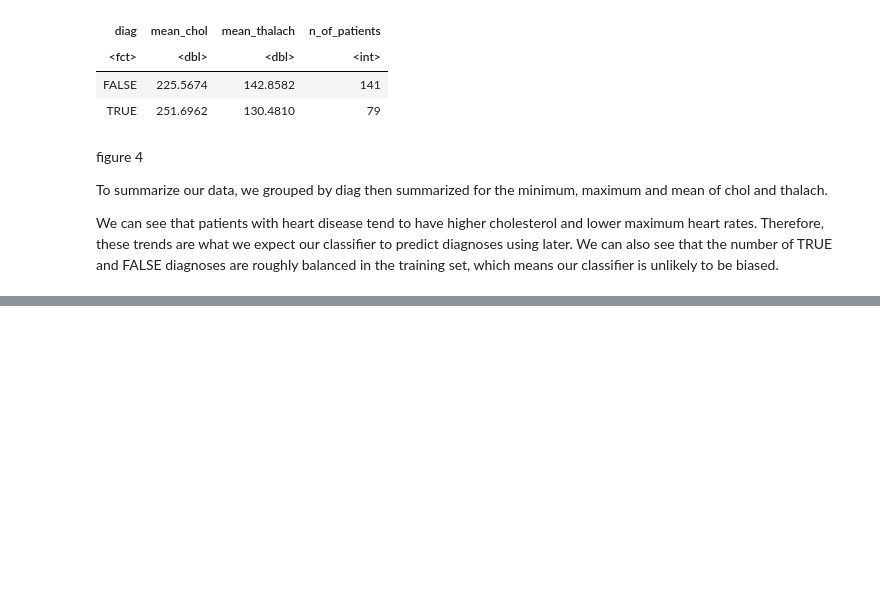
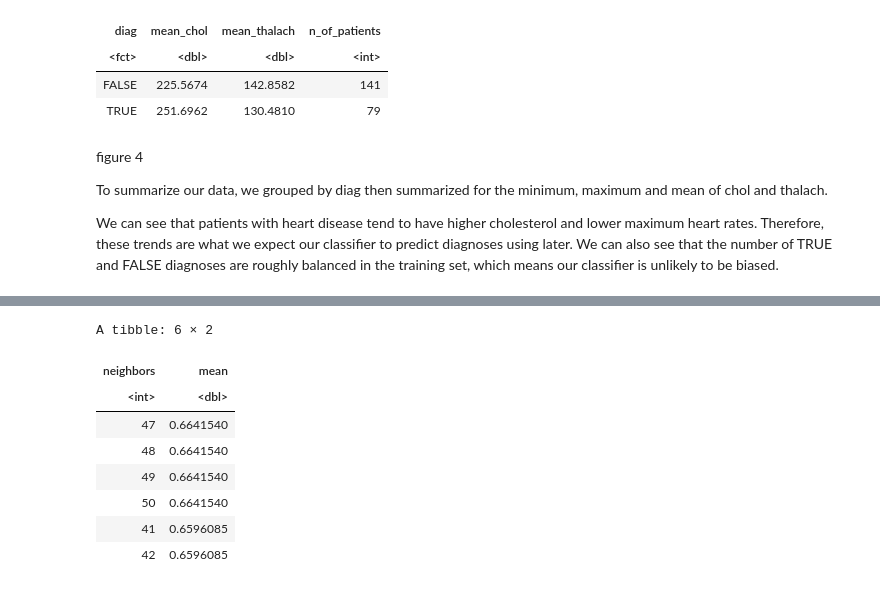
Before and after one commit to Aryan-SeongJae/Data-Science-Project---DSCI-100-HEART-DATABASE-Hungary, a Jupyter notebook: Group Project Report-Copy1.ipynb, the cells around one changed output, grey strips where cells are left out. Saved outputs shown, nothing was run; the diff lists cells and outputs as text; code cells hidden in the pictures; blank space fills up the shorter version.

```diff
--- a/Group Project Report-Copy1.ipynb
+++ b/Group Project Report-Copy1.ipynb
@@ -255,0 +282,40 @@ We can see that patients with heart disease tend to have higher cholesterol and
+# %%
+set.seed(1)
+
+# Performing Standardization
+hungarian_recipe <- recipe(diag ~ chol + thalach , data = hungarian_training) |>
+   step_scale(all_predictors()) |>
+   step_center(all_predictors())
+
+# K-nearest neighbour model specification
+knn_tune <- nearest_neighbor(weight_func = "rectangular", neighbors = tune()) |>
+            set_engine("kknn") |>
+            set_mode("classification")
+
+# Perform 10 fold-cross valdiation
+hungarian_vfold <- vfold_cv(hungarian_training, v = 10, strata = diag)
+
+gridvals <- tibble(neighbors = c(1:100))
+
+# Create workflow
+knn_results <- workflow() |>
+      add_recipe(hungarian_recipe) |>
+      add_model(knn_tune) |>
+      tune_grid(resamples = hungarian_vfold, grid = gridvals) |>
+# Collect metrics, filter for accuracy
+      collect_metrics() |>
+      filter(.metric == "accuracy") |>
+      select(neighbors, mean) |>
+      arrange(desc(mean))
+
+head(knn_results)
+# %% [output]
+A tibble: 6 × 2
+| neighbors | mean |
+| <int> | <dbl> |
+| 47 | 0.6641540 |
+| 48 | 0.6641540 |
+| 49 | 0.6641540 |
+| 50 | 0.6641540 |
+| 41 | 0.6596085 |
+| 42 | 0.6596085 |
```
Also changed, not shown: parts of 15 cells of this notebook.
